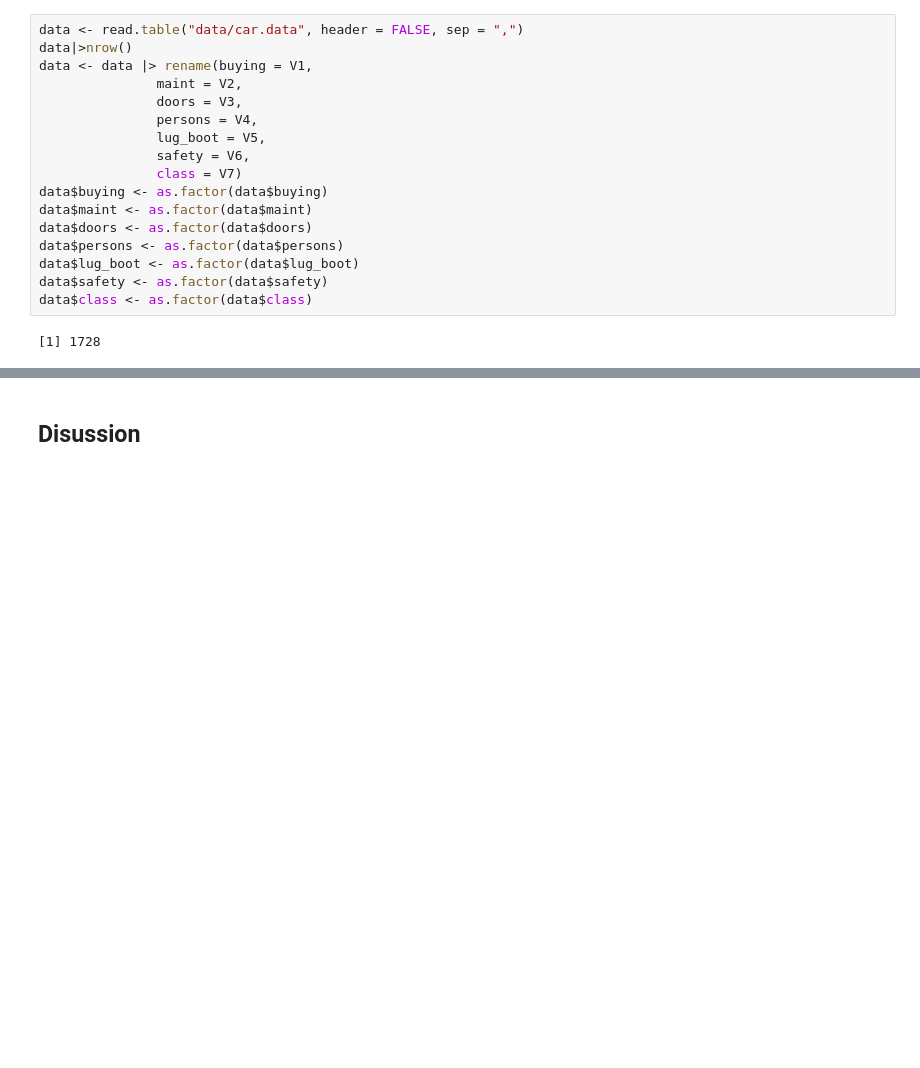
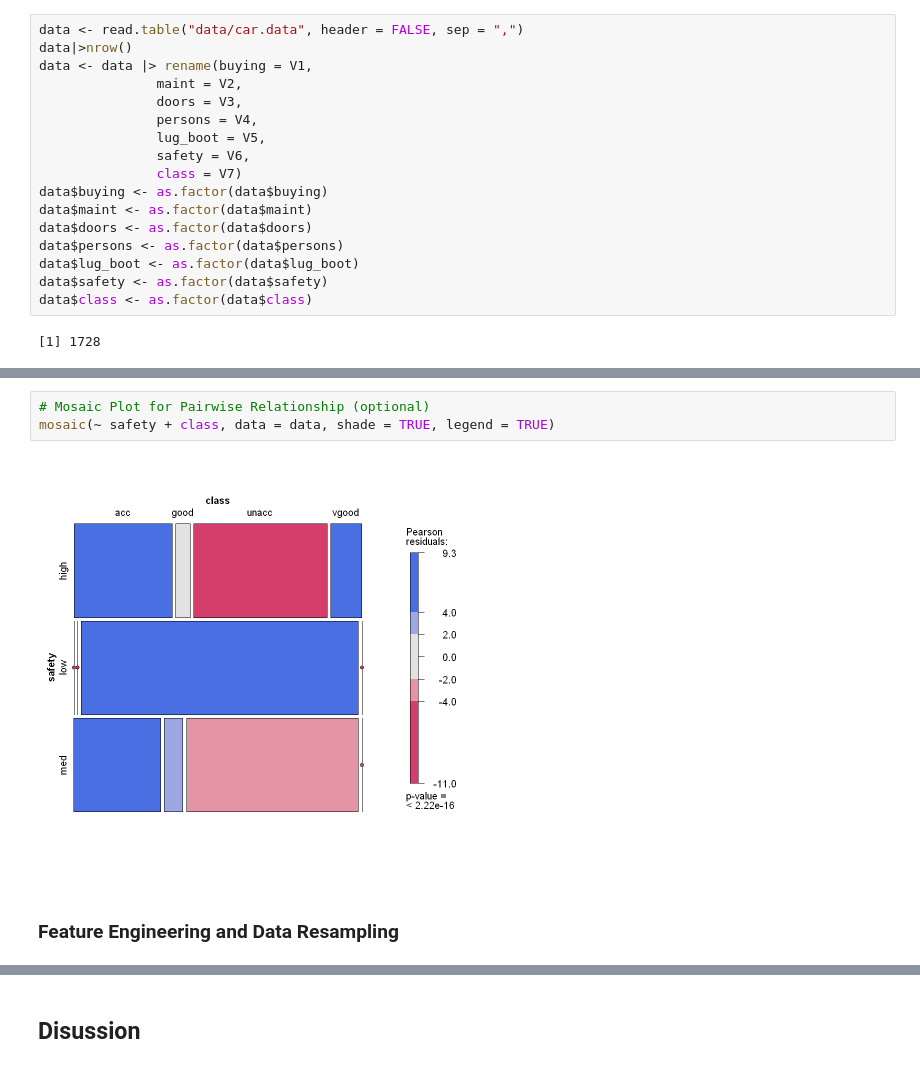
Before and after one commit to DSCI-310-2025/dsci-310-group-09, a Jupyter notebook: analysis.ipynb, the cells around one changed output, grey strips where cells are left out. Saved outputs shown, nothing was run; the diff lists cells and outputs as text; blank space fills up the shorter version.

```diff
--- a/analysis.ipynb
+++ b/analysis.ipynb
@@ -59,0 +159,7 @@ data$class <- as.factor(data$class)
+# %%
+# Mosaic Plot for Pairwise Relationship (optional)
+mosaic(~ safety + class, data = data, shade = TRUE, legend = TRUE)
+# %% [output]
+[figure, added]
+# %% [markdown]
+### Feature Engineering and Data Resampling
```
Also changed, not shown: parts of 18 cells of this notebook.
